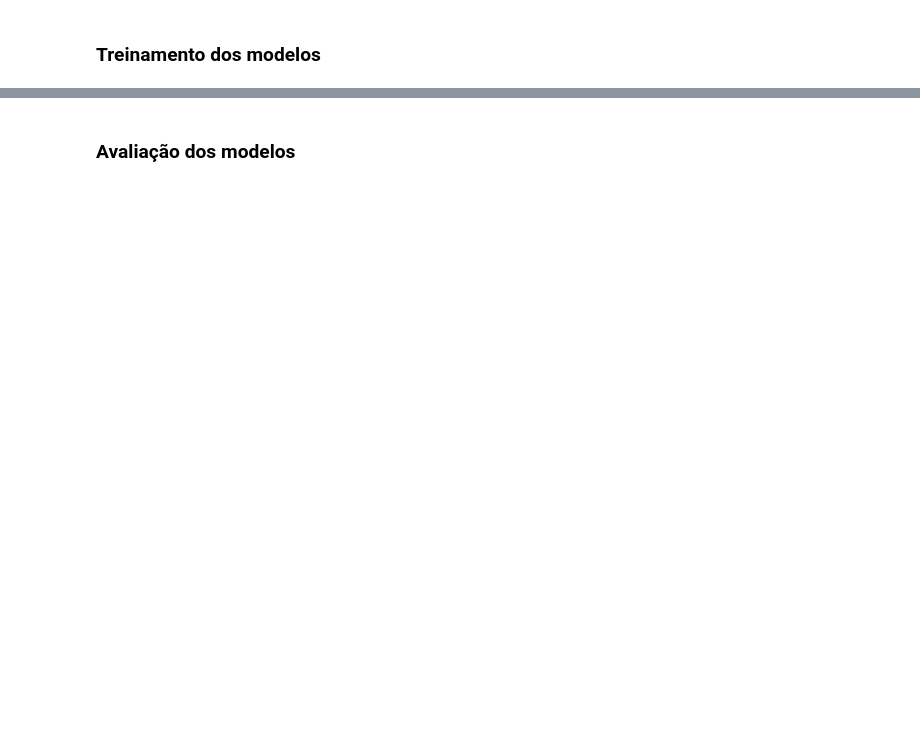
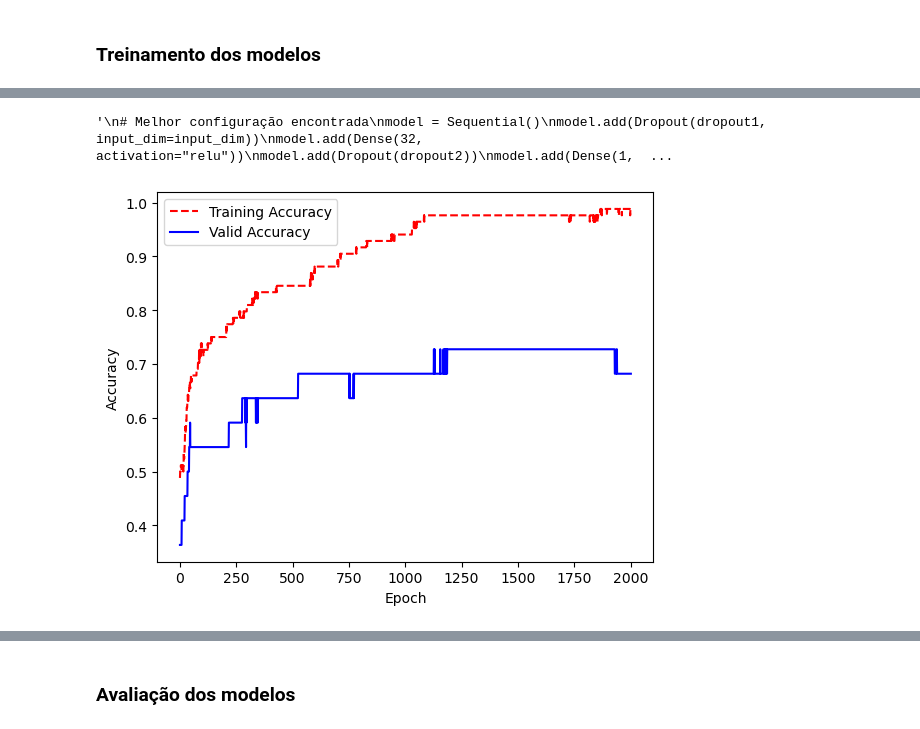
Before and after one commit to matheusssilva991/Radiomica, a Jupyter notebook: src/mamografia/model.ipynb, the cells around one changed output, grey strips where cells are left out. Saved outputs shown, nothing was run; the diff lists cells and outputs as text; code cells hidden in the pictures; blank space fills up the shorter version.

Commit message:
feat: novos testes modelos

```diff
--- a/src/mamografia/model.ipynb
+++ b/src/mamografia/model.ipynb
@@ -136,0 +137,54 @@ def create_mlp_model(shape):
+# %%
+"""
+# Melhor configuração encontrada
+model = Sequential()
+model.add(Dropout(dropout1, input_dim=input_dim))
+model.add(Dense(32, activation="relu"))
+model.add(Dropout(dropout2))
+model.add(Dense(1, activation="sigmoid"))
+
+Epochs = 7
+BatchSize = 16
+Neurons = 32
+Dropout1 = 0.7
+Dropout2 = 0.5
+"""
+# %% [output]
+'\n# Melhor configuração encontrada\nmodel = Sequential()\nmodel.add(Dropout(dropout1, input_dim=input_dim))\nmodel.add(Dense(32, activation="relu"))\nmodel.add(Dropout(dropout2))\nmodel.add(Dense(1,  ...
+# %%
+from keras.callbacks import EarlyStopping
+
+epochs = 2000
+batch_size = 16
+
+def create_mlp_model(shape):
+    model = Sequential()
+    model.add(Dense(25, activation="relu", input_dim=shape))
+    model.add(Dense(50, activation="relu"))
+    model.add(Dense(1, activation="sigmoid"))
+    model.compile(loss="binary_crossentropy", optimizer=RMSprop(learning_rate=0.0001), metrics=["accuracy"])
+    return model
+
+callbacks = [
+    EarlyStopping(monitor="val_loss", patience=5),
+]
+
+model = create_mlp_model(input_dim)
+history = model.fit(X_train, y_train, validation_data=(X_valid, y_valid),
+                    epochs=epochs, batch_size=batch_size,
+                    verbose=0)
+
+# Get training and test loss histories
+training_loss = history.history["accuracy"]
+test_loss = history.history["val_accuracy"]
+# Create count of the number of epochs
+epoch_count = range(1, len(training_loss) + 1)
+# Visualize loss history
+plt.plot(epoch_count, training_loss, "r--")
+plt.plot(epoch_count, test_loss, "b-")
+plt.legend(["Training Accuracy", "Valid Accuracy"])
+plt.xlabel("Epoch")
+plt.ylabel("Accuracy")
+plt.show()
+# %% [output]
+[figure, added]
```
Also changed, not shown: parts of 20 cells of this notebook, 14 other files.
